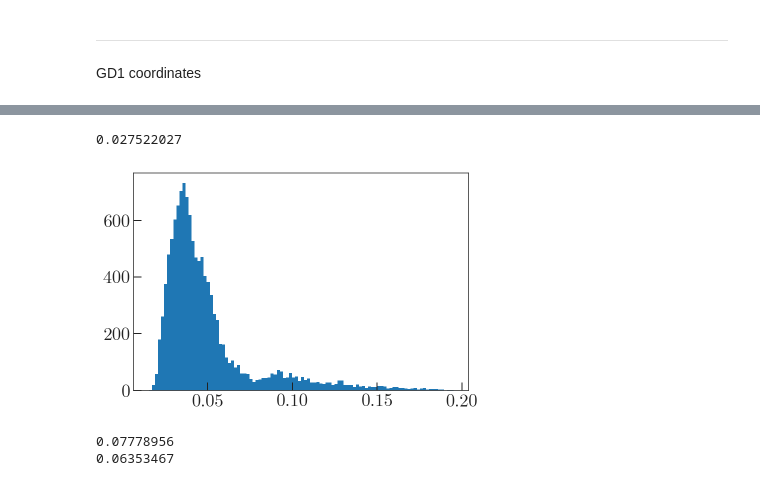
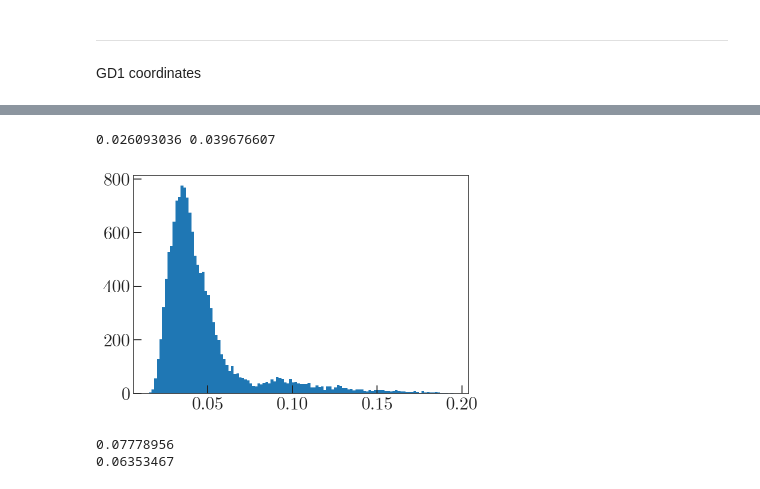
Before and after one commit to adrn/GD1-DR2, a Jupyter notebook: notebooks/GD1-dust-and-completeness.ipynb, the cells around one changed output, grey strips where cells are left out. Cells and saved outputs as stored; diff of their text form; code cells hidden in the pictures.

```diff
--- a/notebooks/GD1-dust-and-completeness.ipynb
+++ b/notebooks/GD1-dust-and-completeness.ipynb
@@ -195,19 +193,19 @@ fig.savefig('../paper/sfd.pdf', dpi=250)
 # %%
-l = np.arange(-60, 0, 0.1)
+l = np.arange(-60, 10, 0.1)
 b = np.arange(-1, 1, 0.1)
 l, b = np.meshgrid(l, b)
 l = coord.Angle(l*u.deg)
 b = coord.Angle(b*u.deg)
 coords = coord.SkyCoord(l, b, distance=1.*u.kpc,
                         frame=gc.GD1)
 sfd = SFDQuery()
 A_V = 2.742 * sfd(coords)
-print(np.std(A_V))
+print(np.std(A_V), np.median(A_V.ravel()))
 
 plt.hist(A_V.ravel(), bins='auto');
 # %% [output]
-0.027522027
+0.026093036 0.039676607
-[figure, old version]
+[figure, new version]
 # %%
 for region in [gap_phi1, udens_phi1]:
     l = np.arange(region.min().value, region.max().value, 0.1)
```
Also changed, not shown: parts of 8 cells of this notebook, 1 other file.
